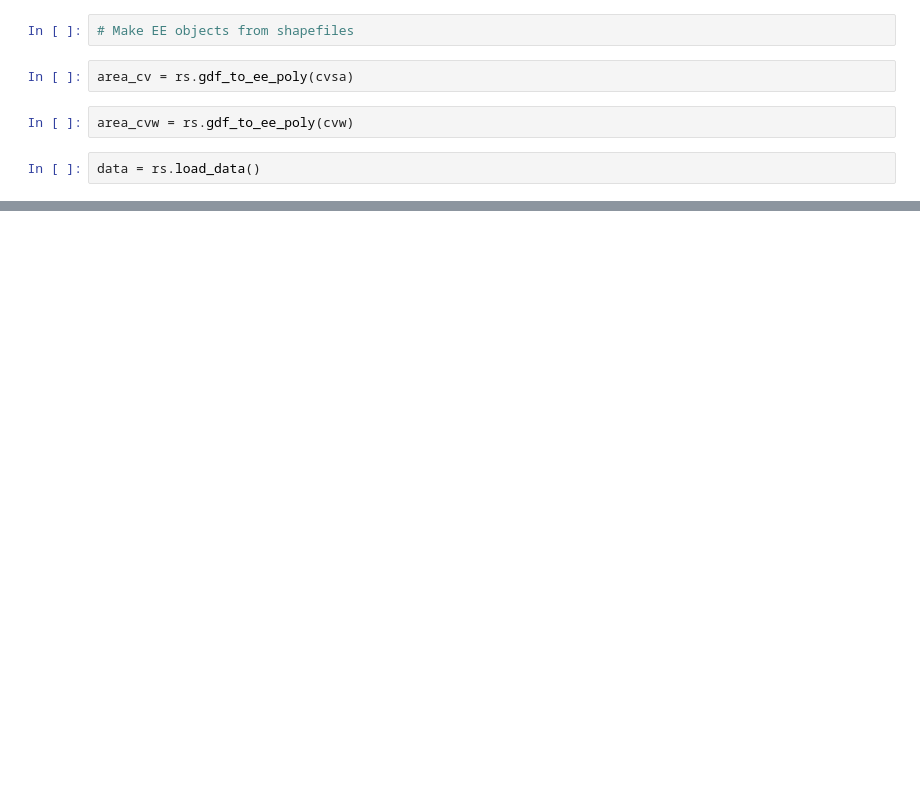
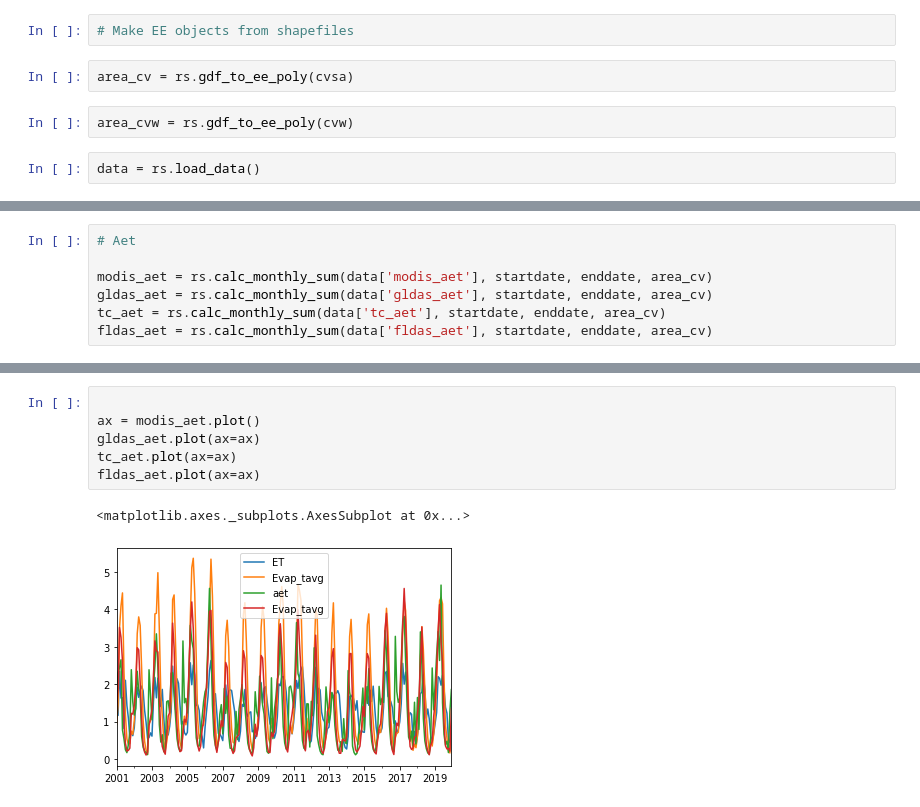
Before and after one commit to kashingtonDC/HyDRA, a Jupyter notebook: code/02_P_R_SM_SWE.ipynb, the cells around one changed output, grey strips where cells are left out. Drawn from its saved outputs; the diff is of its cells as text; blank space fills up the shorter version.

```diff
--- a/code/02_P_R_SM_SWE.ipynb
+++ b/code/02_P_R_SM_SWE.ipynb
@@ -1246,0 +82,7 @@ plt.show()
+# %%
+# Aet
+
+modis_aet = rs.calc_monthly_sum(data['modis_aet'], startdate, enddate, area_cv)
+gldas_aet = rs.calc_monthly_sum(data['gldas_aet'], startdate, enddate, area_cv)
+tc_aet = rs.calc_monthly_sum(data['tc_aet'], startdate, enddate, area_cv)
+fldas_aet = rs.calc_monthly_sum(data['fldas_aet'], startdate, enddate, area_cv)
@@ -1246,0 +101,9 @@ plt.show()
+# %%
+
+ax = modis_aet.plot()
+gldas_aet.plot(ax=ax)
+tc_aet.plot(ax=ax)
+fldas_aet.plot(ax=ax)
+# %% [output]
+<matplotlib.axes._subplots.AxesSubplot at 0x...>
+[figure, added]
```
Also changed, not shown: parts of 111 cells of this notebook.
